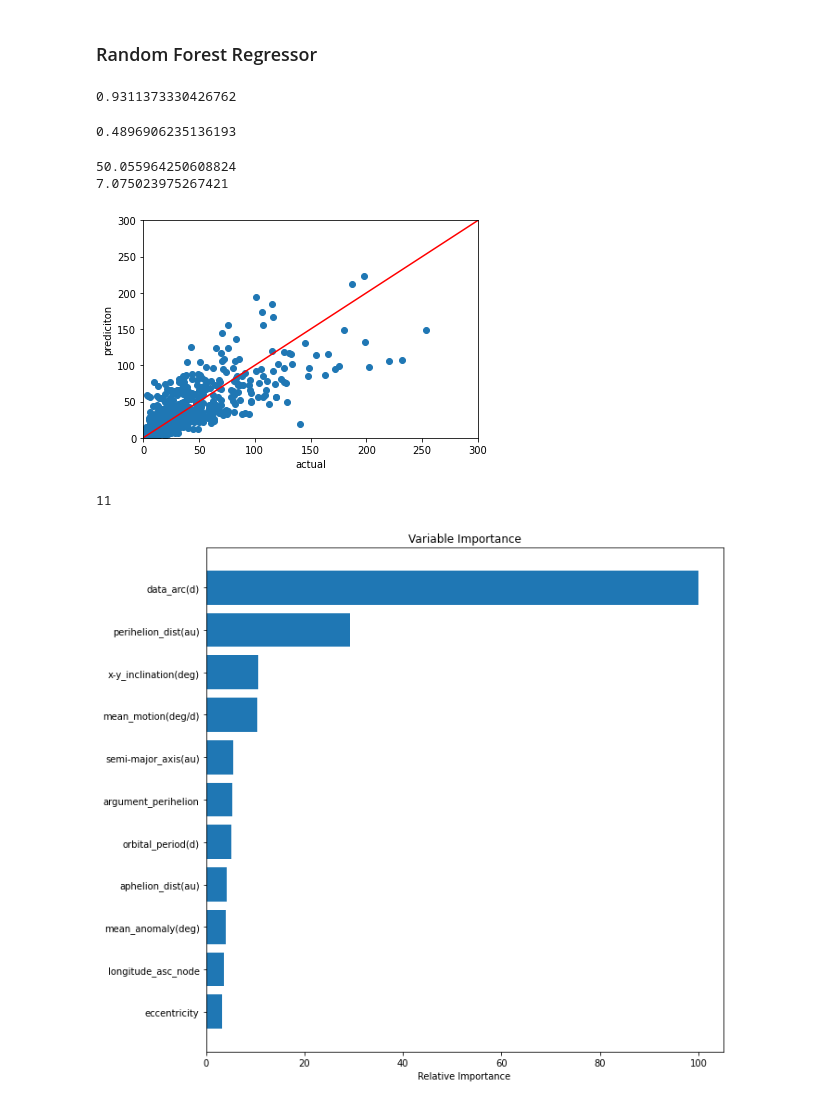
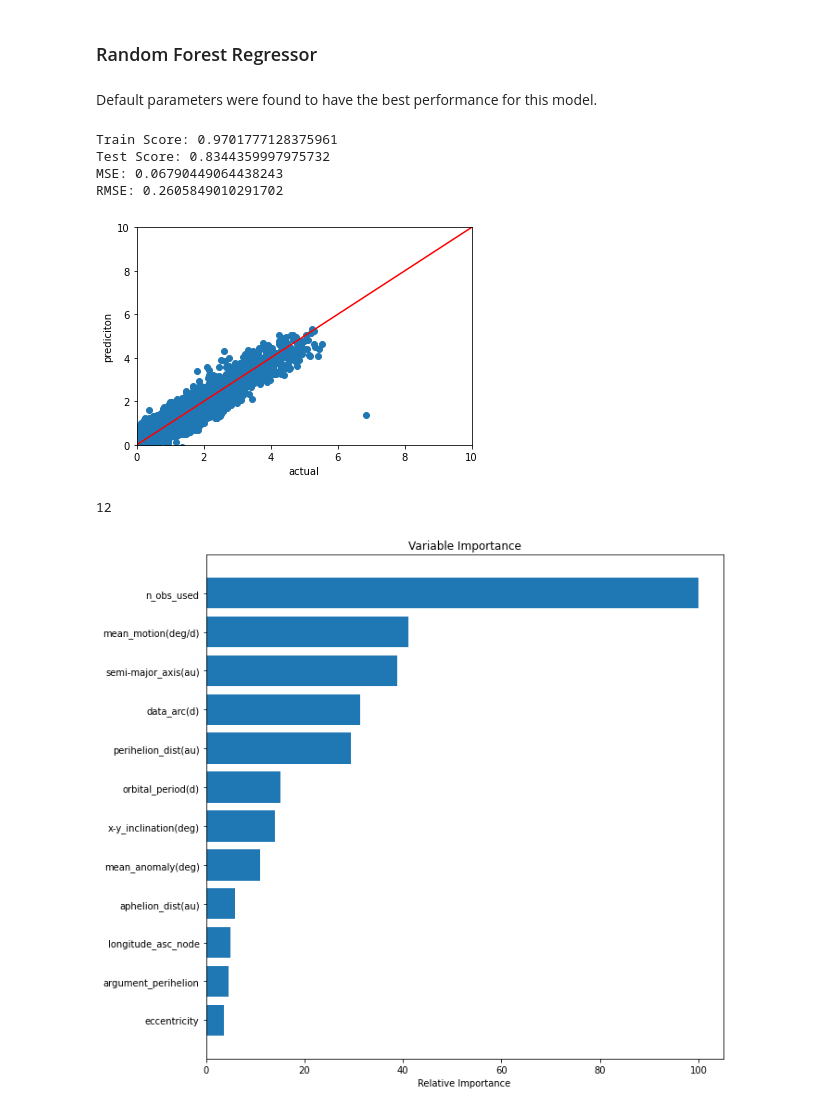
Before and after one commit to emilybocim/springboard, a Jupyter notebook: Capstone Two/Asteroid_Modeling_Tests.ipynb, the cells around one changed output. Saved outputs shown, nothing was run; the diff lists cells and outputs as text; code cells hidden in the pictures.

```diff
--- a/Capstone Two/Asteroid_Modeling_Tests.ipynb
+++ b/Capstone Two/Asteroid_Modeling_Tests.ipynb
@@ -66,3 +54,5 @@ df.select_dtypes(include=['object']).head().T
+# %%
+df['log'] = np.log(df['diameter'])
 # %% [markdown]
 # 4. Explore the Data
 # %%
@@ -305,38 +235,58 @@ plt.show()
 # %% [markdown]
 ### Random Forest Regressor
-# %%
-rf = RandomForestRegressor()
-rf.fit(X_train, y_train)
-rf_score = rf.score(X_train, y_train)
-rf_pred = rf.predict(X_test)
-
-print(rf_score)
-# %% [output]
-0.9311373330426762
-# %%
-rf_score_test = rf.score(X_test, y_test)
-print(rf_score_test)
-# %% [output]
-0.4896906235136193
-# %%
-rf_mse = mean_squared_error(y_test, rf_pred)
-rf_rmse = np.sqrt(rf_mse)
-
-print(rf_mse)
-print(rf_rmse)
-# %% [output]
-50.055964250608824
-7.075023975267421
+# %% [markdown]
+Default parameters were found to have the best performance for this model.
+# %%
+#Split data into features and target.
+y = df['log']
+X = df.drop(columns=['diameter','log','class'])
+
+#Create training and test data.
+X_train, X_test, y_train, y_test = train_test_split(
+    X, y, test_size=0.2, random_state=42)
+
+#Standarize the features
+
+scaler = preprocessing.StandardScaler().fit(X_train)
+
+X_train_scaled = scaler.transform(X_train)
+
+X_test_scaled = scaler.transform(X_test)
+
+#Create the model.
+rf = RandomForestRegressor()
+
+#Train the model.
+rf.fit(X_train, y_train)
+
+#Use the model to make predictions.
+rf_pred = rf.predict(X_test)
+
+#Evaluate the model.
+rf_score = rf.score(X_train, y_train)
+rf_score_test = rf.score(X_test, y_test)
+rf_mse = mean_squared_error(y_test, rf_pred)
+rf_rmse = np.sqrt(rf_mse)
+
+print('Train Score:',rf_score)
+print('Test Score:', rf_score_test)
+print('MSE:', rf_mse)
+print('RMSE:', rf_rmse)
+# %% [output]
+Train Score: 0.9701777128375961
+Test Score: 0.8344359997975732
+MSE: 0.06790449064438243
+RMSE: 0.2605849010291702
 # %%
 plt.scatter(y_test,rf_pred)
-plt.plot([0,300],[0,300],c = 'red')
+plt.plot([0,10],[0,10],c = 'red')
 plt.xlabel('actual')
 plt.ylabel('prediciton')
-plt.xlim(0, 300)
-plt.ylim(0, 300)
+plt.xlim(0, 10)
+plt.ylim(0, 10)
 plt.show()
 # %% [output]
-[figure, old version]
+[figure, new version]
 # %%
 feature_importance = rf.feature_importances_
 # make importances relative to max importance
@@ -353,5 +303,5 @@ plt.xlabel('Relative Importance')
 plt.title('Variable Importance')
 plt.show()
 # %% [output]
-11
+12
-[figure, old version]
+[figure, new version]
```
Also changed, not shown: parts of 61 cells of this notebook.
